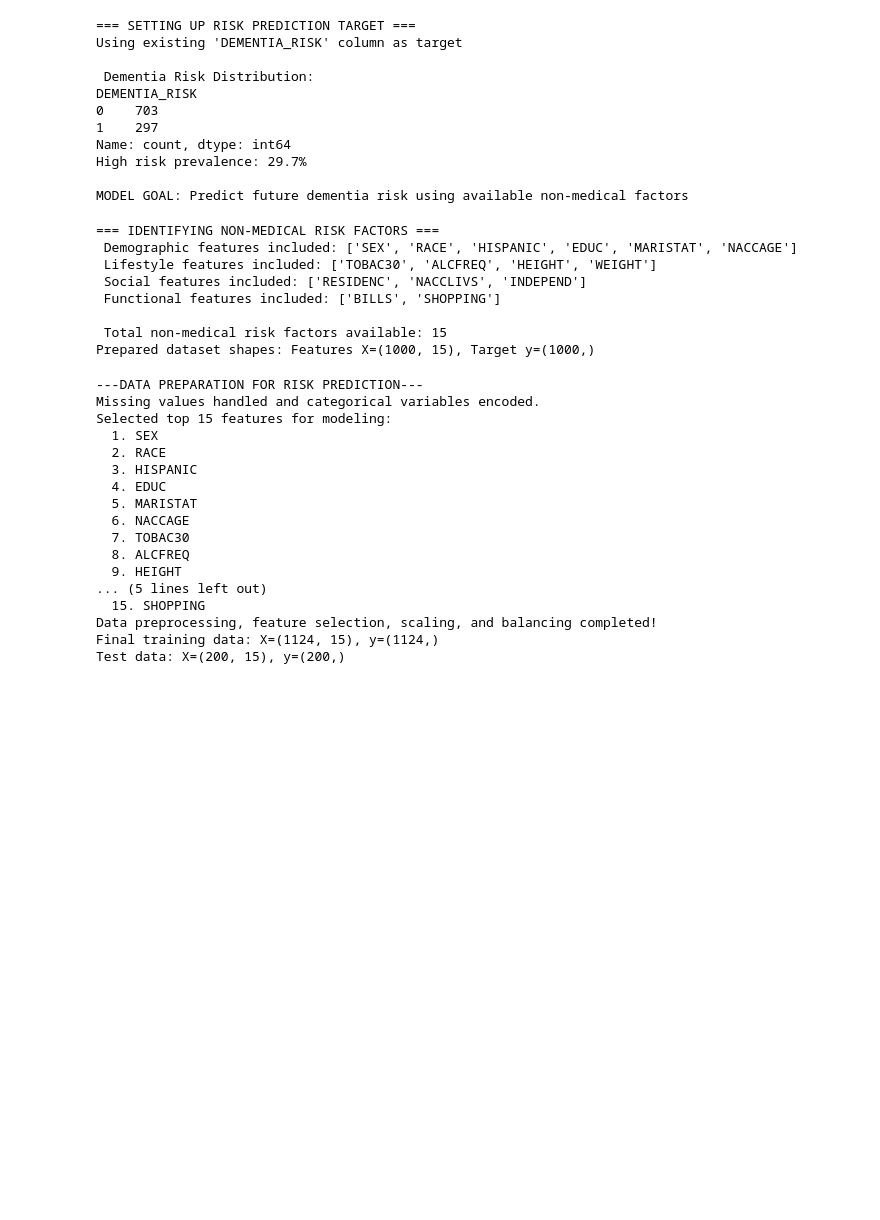
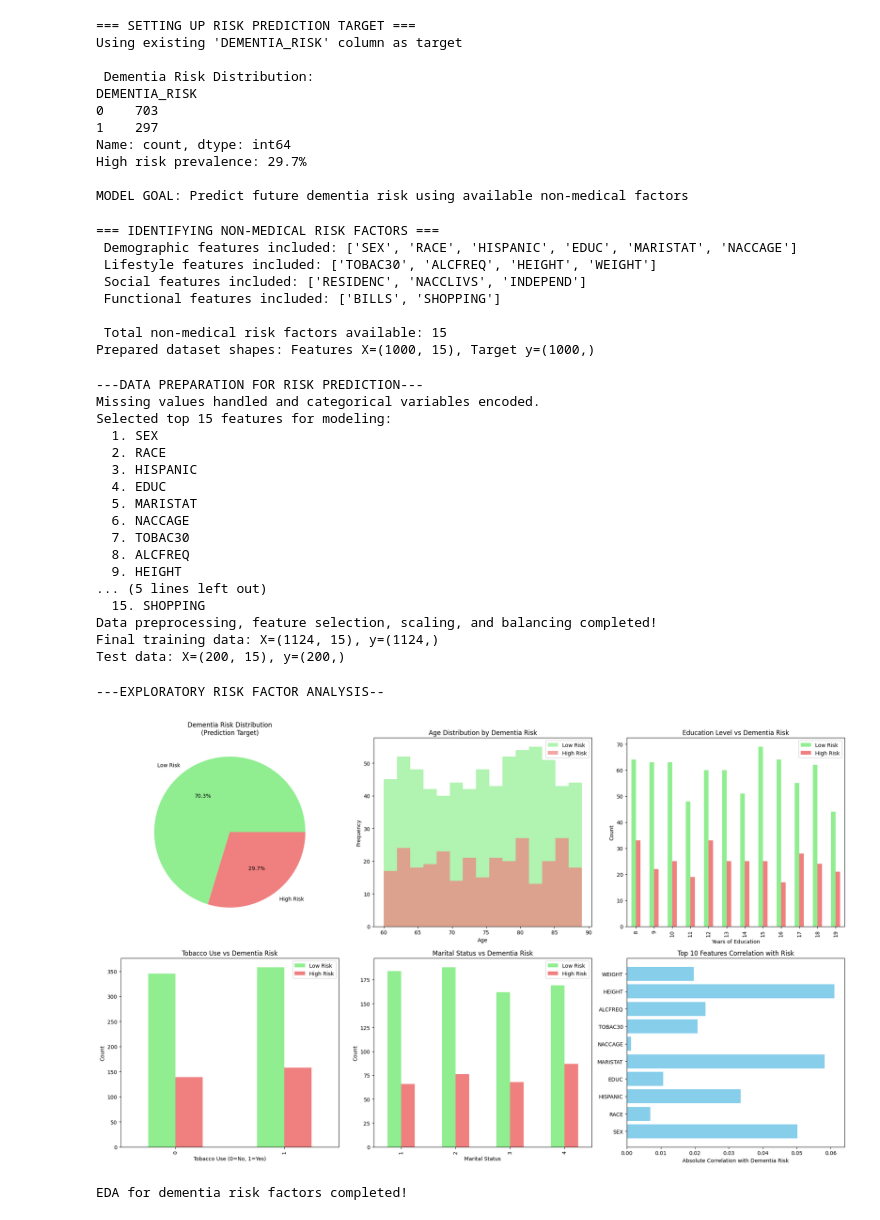
Before and after one commit to JMS-Riflan/dementia_hackathon, a Jupyter notebook: Dimentia_libraries.ipynb, the cells around one changed output. Saved outputs shown, nothing was run; the diff lists cells and outputs as text; code cells hidden in the pictures; blank space fills up the shorter version.

Commit message:
Add EDA for dementia risk factors

```diff
--- a/Dimentia_libraries.ipynb
+++ b/Dimentia_libraries.ipynb
@@ -484,3 +484,80 @@ Selected top 15 features for modeling:
 Data preprocessing, feature selection, scaling, and balancing completed!
 Final training data: X=(1124, 15), y=(1124,)
 Test data: X=(200, 15), y=(200,)
+# %%
+# Exploratory Data Analysis (EDA) for Dementia Risk Factors
+print("---EXPLORATORY RISK FACTOR ANALYSIS--")
+
+plt.figure(figsize=(20, 12))
+
+# Dementia Risk Distribution
+plt.subplot(2, 3, 1)
+risk_labels = ['Low Risk', 'High Risk']
+risk_sizes = [risk_counts[0], risk_counts[1]]
+colors = ['lightgreen', 'lightcoral']
+plt.pie(risk_sizes, labels=risk_labels, autopct='%1.1f%%', colors=colors)
+plt.title('Dementia Risk Distribution\n(Prediction Target)')
+
+# Age vs Risk
+if 'NACCAGE' in X.columns:
+    plt.subplot(2, 3, 2)
+    plt.hist(X[y == 0]['NACCAGE'], bins=15, alpha=0.7, color='lightgreen', label='Low Risk')
+    plt.hist(X[y == 1]['NACCAGE'], bins=15, alpha=0.7, color='lightcoral', label='High Risk')
+    plt.xlabel('Age')
+    plt.ylabel('Frequency')
+    plt.title('Age Distribution by Dementia Risk')
+    plt.legend()
+
+# Education vs Risk
+if 'EDUC' in X.columns:
+    plt.subplot(2, 3, 3)
+    educ_by_risk = pd.crosstab(X['EDUC'], y)
+    educ_by_risk.plot(kind='bar', color=['lightgreen', 'lightcoral'], ax=plt.gca())
+    plt.title('Education Level vs Dementia Risk')
+    plt.xlabel('Years of Education')
+    plt.ylabel('Count')
+    plt.legend(['Low Risk', 'High Risk'])
+
+# Lifestyle Factors: Tobacco Use
+if 'TOBAC30' in X.columns:
+    plt.subplot(2, 3, 4)
+    tobacco_risk = pd.crosstab(X['TOBAC30'], y)
+    tobacco_risk.plot(kind='bar', color=['lightgreen', 'lightcoral'], ax=plt.gca())
+    plt.title('Tobacco Use vs Dementia Risk')
+    plt.xlabel('Tobacco Use (0=No, 1=Yes)')
+    plt.ylabel('Count')
+    plt.legend(['Low Risk', 'High Risk'])
+
+# Social Factors: Marital Status
+if 'MARISTAT' in X.columns:
+    plt.subplot(2, 3, 5)
+    marital_risk = pd.crosstab(X['MARISTAT'], y)
+    marital_risk.plot(kind='bar', color=['lightgreen', 'lightcoral'], ax=plt.gca())
+    plt.title('Marital Status vs Dementia Risk')
+    plt.xlabel('Marital Status')
+    plt.ylabel('Count')
+    plt.legend(['Low Risk', 'High Risk'])
+
+# Feature Correlation with Risk
+plt.subplot(2, 3, 6)
+correlations = []
+features_to_plot = existing_features[:10]  # Top 10 features
+for feature in features_to_plot:
+    if X[feature].dtype in ['int64', 'float64']:
+        corr = np.corrcoef(X[feature], y)[0, 1]
+        correlations.append(abs(corr))
+    else:
+        correlations.append(0)
+
+plt.barh(features_to_plot, correlations, color='skyblue')
+plt.xlabel('Absolute Correlation with Dementia Risk')
+plt.title('Top 10 Features Correlation with Risk')
+
+plt.tight_layout()
+plt.show()
+
+print("EDA for dementia risk factors completed!")
+# %% [output]
+---EXPLORATORY RISK FACTOR ANALYSIS--
+[figure, added]
+EDA for dementia risk factors completed!
```
Also changed, not shown: parts of 1 cell of this notebook.
